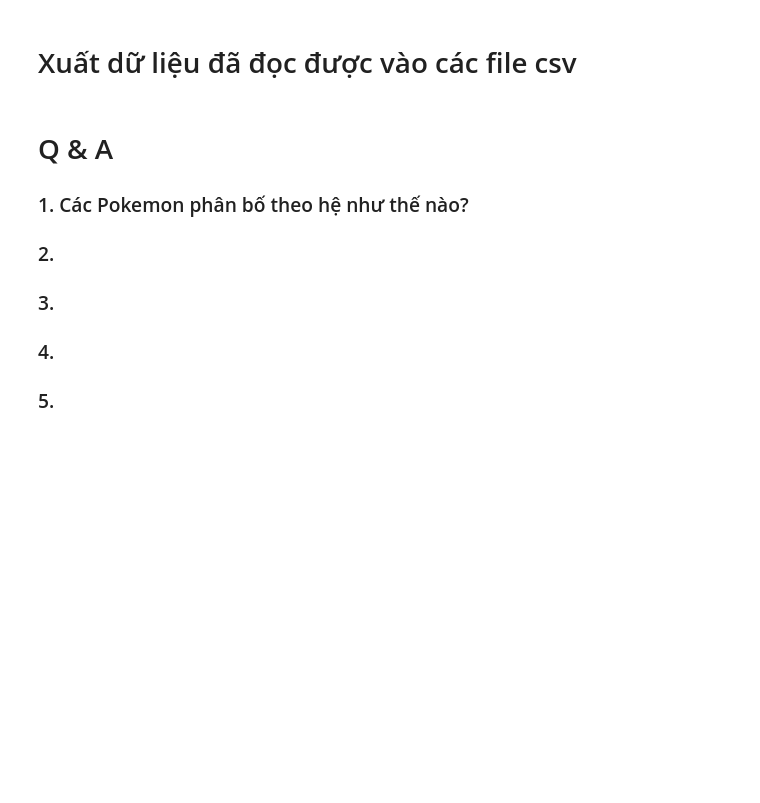
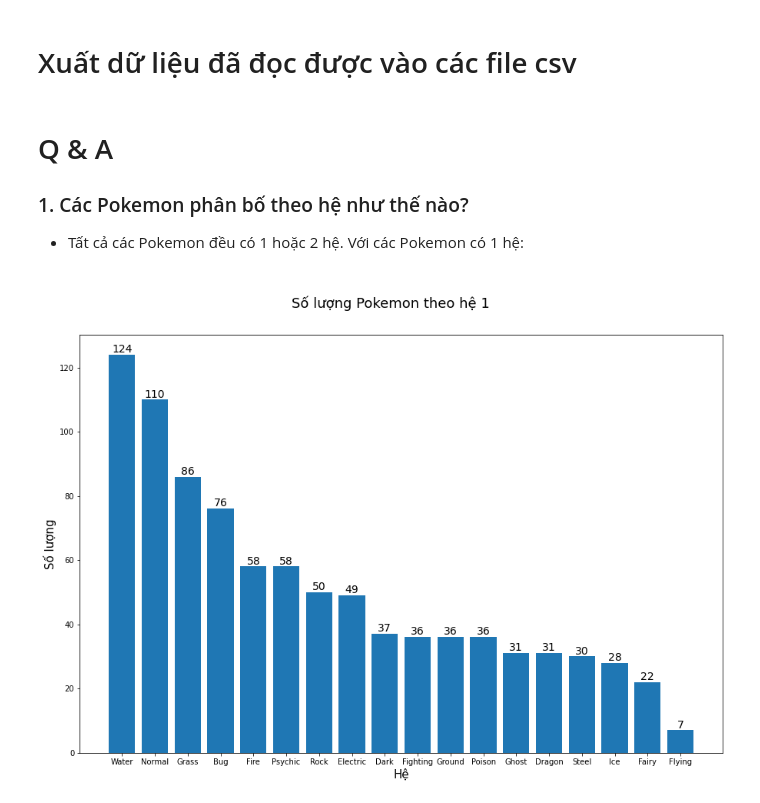
Before and after one commit to dangquangnguyenn/pokedex_crawler, a Jupyter notebook: pokedex_crawler.ipynb, the cells around one changed output. Drawn from its saved outputs; the diff is of its cells as text; code cells hidden in the pictures; blank space fills up the shorter version.

```diff
--- a/pokedex_crawler.ipynb
+++ b/pokedex_crawler.ipynb
@@ -386,10 +404,21 @@ abilities_info.to_csv('abilities_description.csv', encoding='utf-8', index = Tru
 
 ### 1. Các Pokemon phân bố theo hệ như thế nào?
 
-### 2.
-
-### 3.
-
-### 4.
-
-### 5.
+- Tất cả các Pokemon đều có 1 hoặc 2 hệ. Với các Pokemon có 1 hệ:
+# %%
+data = pokedex['Type 1'].value_counts()
+fig,ax = plt.subplots(figsize = (15,10))
+ax.bar(data.keys(), data.values)
+
+# xlabel, ylabel, suptitle
+ax.set_xlabel('Hệ', fontsize=15)
+ax.set_ylabel('Số lượng', fontsize=15)
+plt.suptitle('\nSố lượng Pokemon theo hệ 1', fontsize=18)
+
+# bar labels
+for bars in ax.containers:
+    ax.bar_label(bars, fontsize=14)
+
+plt.show()
+# %% [output]
+[figure, added]
```
Also changed, not shown: parts of 34 cells of this notebook.
